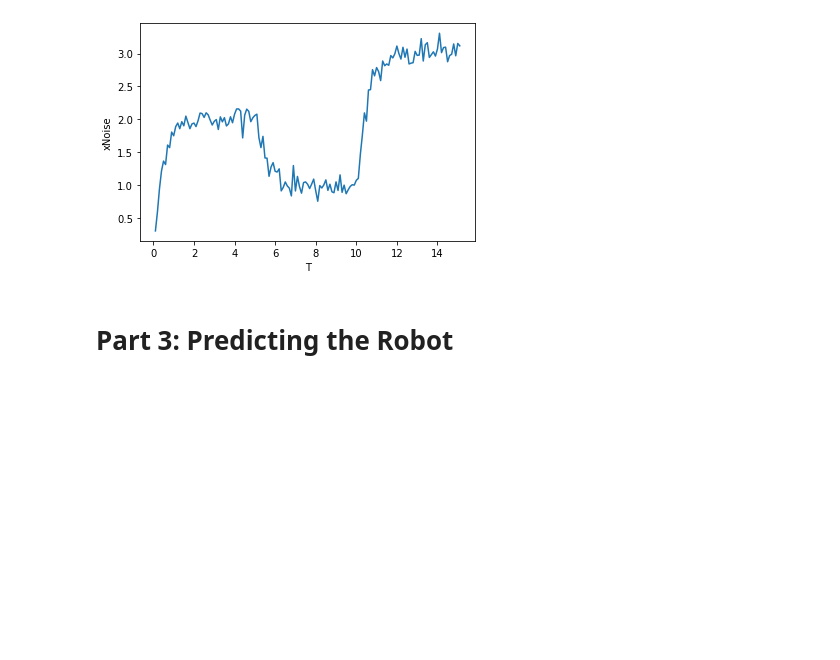
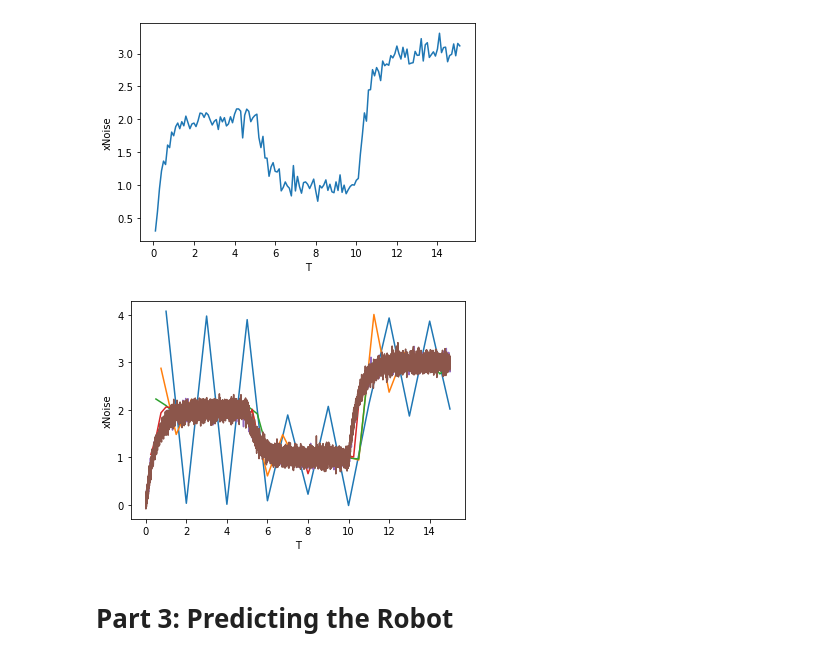
Before and after one commit to JamesDun2866/Computational-Science, a Jupyter notebook: Computational Science.ipynb, the cells around one changed output. Drawn from its saved outputs; the diff is of its cells as text; code cells hidden in the pictures; blank space fills up the shorter version.

```diff
--- a/Computational Science.ipynb
+++ b/Computational Science.ipynb
@@ -254,6 +254,38 @@ for ind in df1.index: # For each record in the dataframe
 
         noise.append(Xnoise)# Add random number 1 to Xnoise
         noise.append(Xnoise2)# Add random number 2 to Xnoise
+# %%
+def BoxMuller (dataframe):
+    standarddev = 0.1 #Target Standard Deviation
+    meanx = 0 # Target Mean
+    noise = [] #Noise array
+    distz1 = [] # Array of distribution of random numbers without modification
+    distb = [] #Slight modification of random numbers
+    distz2 = [] #First Set of Random Numbers
+    distz3 = [] #Second Set of Random Numbers
+
+    for ind in dataframe.index: # For each record in the dataframe
+            z1 = random.uniform(0,2*np.pi) # generate a random number between 0 and 2*pi
+            distz1.append(z1) # append random numbers to z1 array
+
+            #generate a random number between 0 and 1 uniformally generated
+            b = standarddev*math.sqrt(-2*math.log(random.uniform(0,1)))
+            distb.append(b) # append unformly generated numbers to array
+
+            # calulate the sin of the first random number using the uniform number
+            z2 = b*math.sin(z1)+meanx
+            distz2 = [z2] #add random number 1 to array
+
+            # calulate the cos of the Second random number using the uniform number
+            z3 = b*math.cos(z1)+meanx
+            distz3 = [z3] #add random number 2 to array
+
+            Xnoise = z2
+            Xnoise2 = z3
+
+            noise.append(Xnoise)# Add random number 1 to Xnoise
+            noise.append(Xnoise2)# Add random number 2 to Xnoise
+    return noise
 # %% [markdown]
 ## Distribution Plots of Random Numbers
 # %%
@@ -366,3 +452,12 @@ Noiseplt = sns.lineplot(x="T", y="xNoise", data=df1)
+# %%
+Noiseplt = sns.lineplot(x="T", y="xNoise", data=df2)
+Noiseplt = sns.lineplot(x="T", y="xNoise", data=df3)
+Noiseplt = sns.lineplot(x="T", y="xNoise", data=df4)
+Noiseplt = sns.lineplot(x="T", y="xNoise", data=df5)
+Noiseplt = sns.lineplot(x="T", y="xNoise", data=df6)
+Noiseplt = sns.lineplot(x="T", y="xNoise", data=df7)
+# %% [output]
+[figure, added]
 # %% [markdown]
 # Part 3: Predicting the Robot
 # %% [markdown]
```
Also changed, not shown: parts of 5 cells of this notebook.
